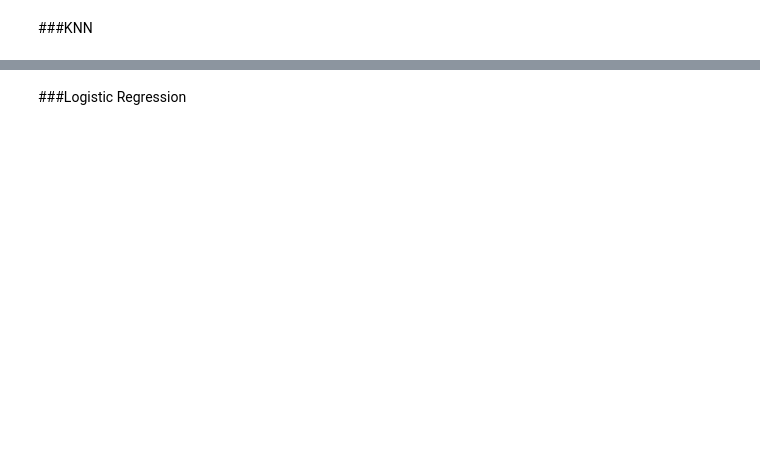
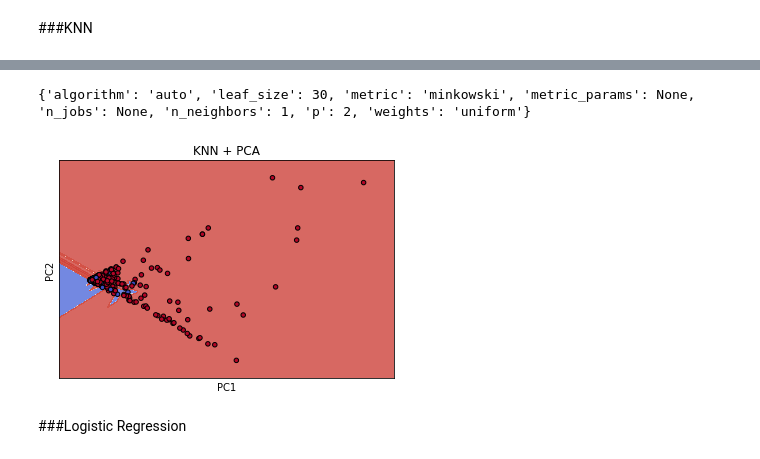
Before and after one commit to Vaxx66/DataSpaces_project, a Jupyter notebook: DataSpaces_project.ipynb, the cells around one changed output, grey strips where cells are left out. Cells and saved outputs as stored; diff of their text form; code cells hidden in the pictures; blank space fills up the shorter version.

```diff
--- a/DataSpaces_project.ipynb
+++ b/DataSpaces_project.ipynb
@@ -2020,3 +1988,12 @@ plot_2D_svm_decision_boundary(X_train, y_train, X_test, y_test, svm.SVC(**params
+# %%
+params = knn_classifier_pca.best_model.named_steps[knn_classifier_pca.name].get_params()
+print(params)
+
+plot_2D_svm_decision_boundary(X_train, y_train, X_test, y_test, neighbors.KNeighborsClassifier(**params),
+                              features_pair=['DB','SGPT'], title="KNN + PCA", apply_PCA=True)
+# %% [output]
+{'algorithm': 'auto', 'leaf_size': 30, 'metric': 'minkowski', 'metric_params': None, 'n_jobs': None, 'n_neighbors': 1, 'p': 2, 'weights': 'uniform'}
+[figure, added]
 # %%
 knn_classifier = Classifier('KNN', config_dict['CLASSIFICATION']['MODELS']['KNN'],
                             config_dict['CLASSIFICATION']['GENERAL'],
```
Also changed, not shown: parts of 36 cells of this notebook, 9 other files.
